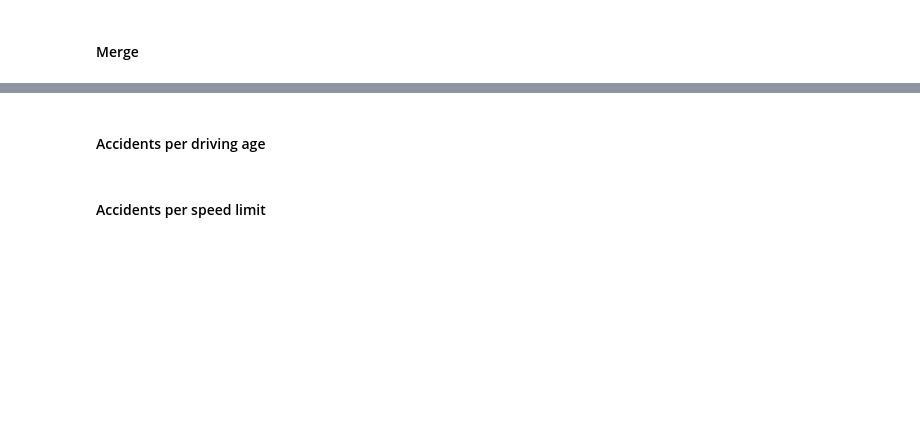
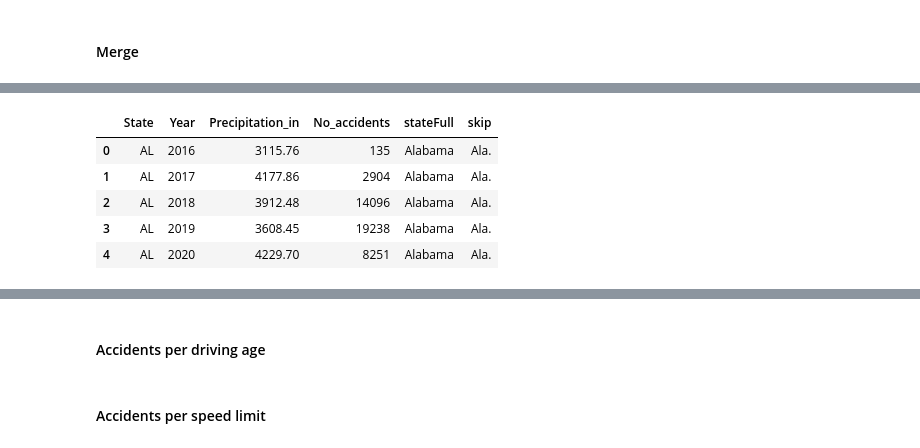
Before and after one commit to maxvangalen/WT-Data, a Jupyter notebook: SpeedLimit.ipynb, the cells around one changed output, grey strips where cells are left out. Drawn from its saved outputs; the diff is of its cells as text; code cells hidden in the pictures; blank space fills up the shorter version.

Commit message:
stateFull toegevoegd

```diff
--- a/SpeedLimit.ipynb
+++ b/SpeedLimit.ipynb
@@ -195,6 +195,6 @@ totaldf.to_csv('PowerBItest.csv', index=True)
 # %% [markdown]
 #### Weather ds
 # %%
-weatherdf = pd.read_csv(r'C:\Users\vanga\Documents\Working Talent\Data - Opdracht 2\WeatherEvents_Jan2016-Dec2021.csv')
+weatherdf = pd.read_csv('WeatherEvents_Jan2016-Dec2021.csv')
 # %%
 weatherdf.head(2)
@@ -238,0 +296,9 @@ totaldf.head(10)
+# %%
+import requests
+
+url = 'https://www.50states.com/abbreviations.htm'
+html = requests.get(url).content
+df_list = pd.read_html(html)
+websitedf = df_list[0]
+# %%
+websitedf.columns =['stateFull', 'State', 'skip']
@@ -238,0 +314,11 @@ totaldf.head(10)
+# %%
+mergedf = pd.merge(totaldf, websitedf, on = 'State')
+# %%
+mergedf.head()
+# %% [output]
+|  | State | Year | Precipitation_in | No_accidents | stateFull | skip |
+| 0 | AL | 2016 | 3115.76 | 135 | Alabama | Ala. |
+| 1 | AL | 2017 | 4177.86 | 2904 | Alabama | Ala. |
+| 2 | AL | 2018 | 3912.48 | 14096 | Alabama | Ala. |
+| 3 | AL | 2019 | 3608.45 | 19238 | Alabama | Ala. |
+| 4 | AL | 2020 | 4229.70 | 8251 | Alabama | Ala. |
```
Also changed, not shown: parts of 10 cells of this notebook.
